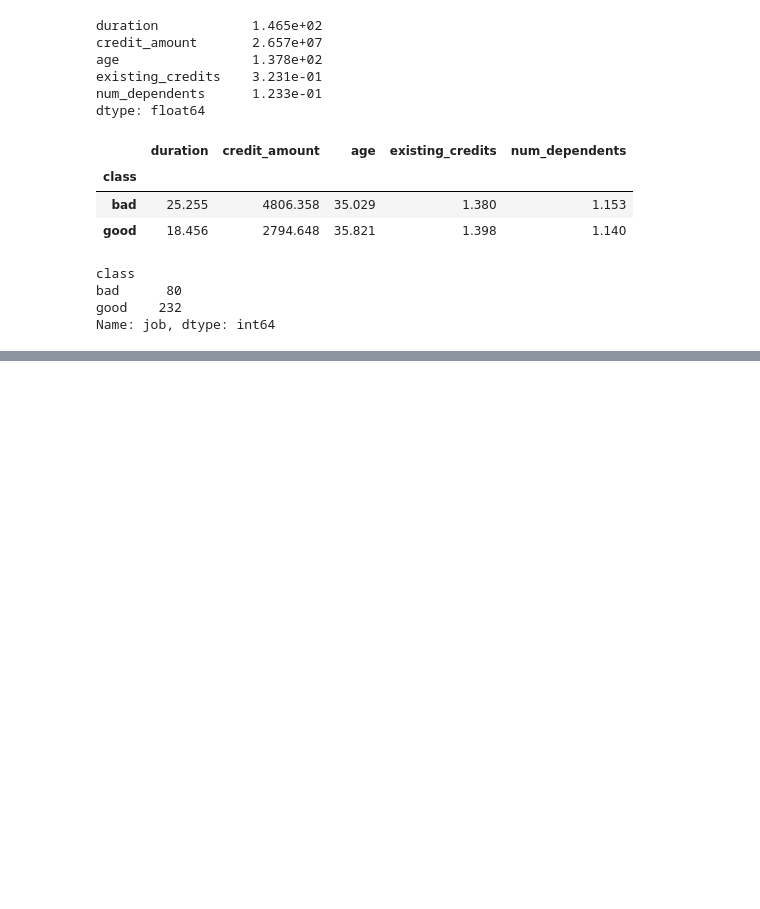
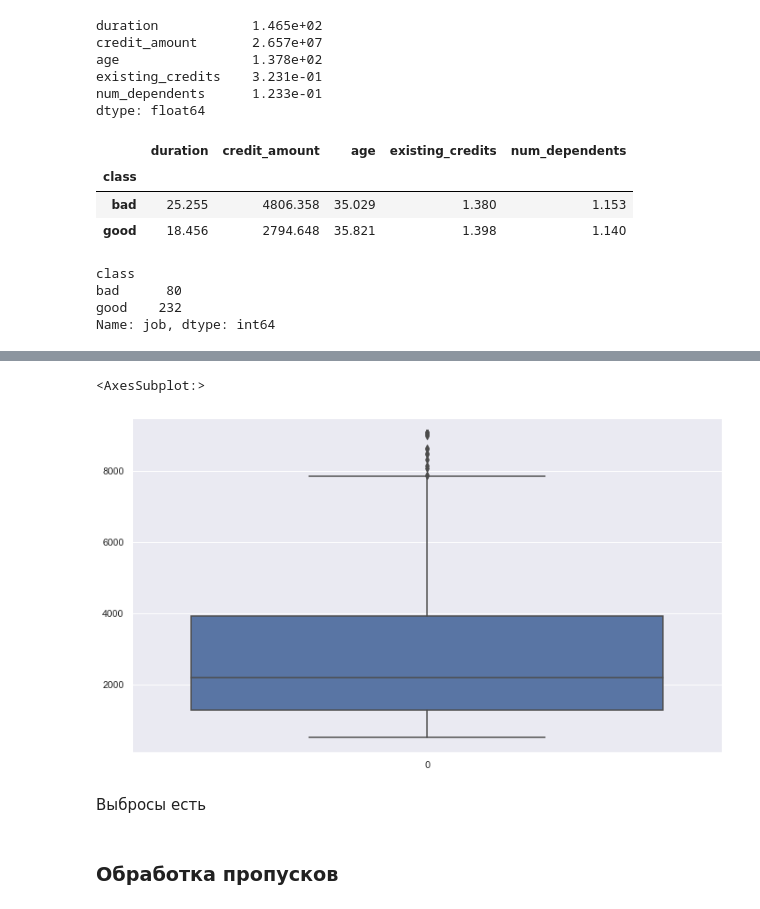
Before and after one commit to ostrenkota/IAD, a Jupyter notebook: lab1_task.ipynb, the cells around one changed output, grey strips where cells are left out. Cells and saved outputs as stored; diff of their text form; code cells hidden in the pictures; blank space fills up the shorter version.

```diff
--- a/lab1_task.ipynb
+++ b/lab1_task.ipynb
@@ -97,0 +144,13 @@ Name: job, dtype: int64
+# %%
+credit_df['credit_amount'] = credit_df.credit_amount.clip(lower=credit_df.credit_amount.quantile(0.05),
+                                                  upper=credit_df.credit_amount.quantile(0.95))
+# %%
+fig, axs = plt.subplots(figsize=(12,7))
+sns.boxplot(data=credit_df['credit_amount'])
+# %% [output]
+<AxesSubplot:>
+[figure, added]
+# %% [markdown]
+Выбросы есть
+# %% [markdown]
+### Обработка пропусков
```
Also changed, not shown: parts of 20 cells of this notebook, 1 other file.
